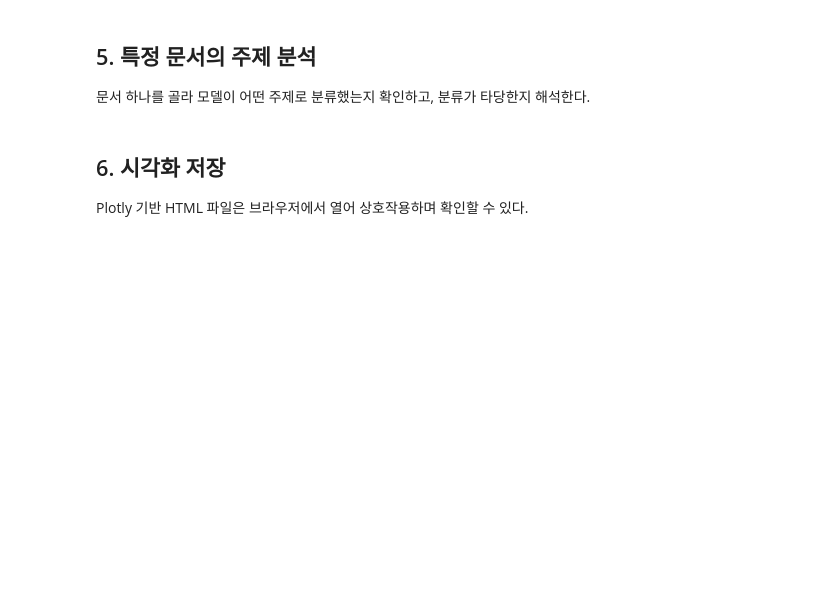
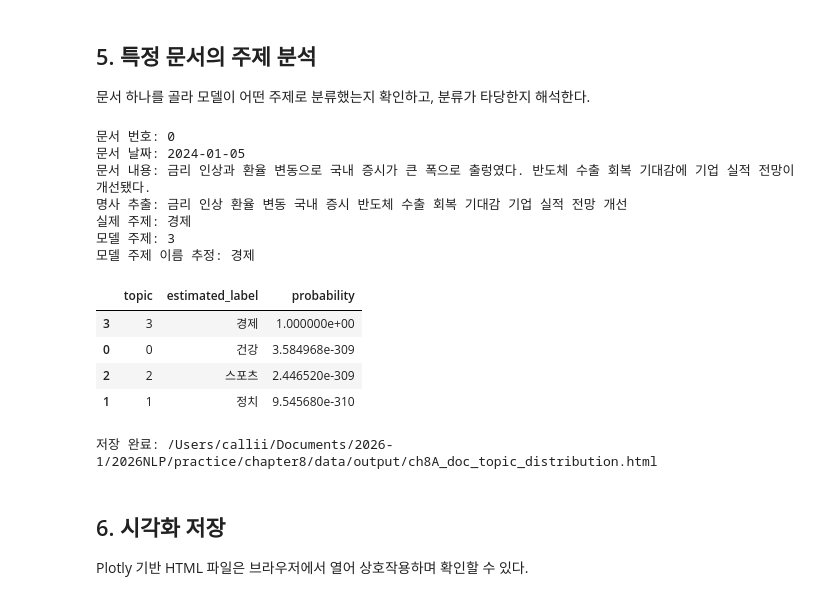
Before and after one commit to LeeSeogMin/2026NLP, a Jupyter notebook: practice/chapter8/8A-topic-modeling-assignment.ipynb, the cells around one changed output. Cells and saved outputs as stored; diff of their text form; code cells hidden in the pictures; blank space fills up the shorter version.

```diff
--- a/practice/chapter8/8A-topic-modeling-assignment.ipynb
+++ b/practice/chapter8/8A-topic-modeling-assignment.ipynb
@@ -240,24 +335,60 @@ for topic_id in sorted(t for t in df["topic"].unique() if t != -1):
 # %%
 doc_idx = 0
 doc_topic = int(df.loc[doc_idx, "topic"])
 doc_true_topic = df.loc[doc_idx, "true_topic"]
 doc_text = df.loc[doc_idx, "text"]
+doc_nouns = df.loc[doc_idx, "text_nouns"]
 
 print(f"문서 번호: {doc_idx}")
+print(f"문서 날짜: {df.loc[doc_idx, 'date'].date()}")
 print(f"문서 내용: {doc_text}")
+print(f"명사 추출: {doc_nouns}")
 print(f"실제 주제: {doc_true_topic}")
 print(f"모델 주제: {doc_topic}")
 print(f"모델 주제 이름 추정: {topic_label_guess.get(doc_topic, '노이즈')}")
 
+doc_distribution_df = pd.DataFrame()
 if probabilities is not None:
     probs = np.asarray(probabilities)
     if probs.ndim == 2 and doc_idx < len(probs):
-        top_prob_idx = probs[doc_idx].argsort()[::-1][:5]
-        print("\n상위 주제 확률:")
-        for rank, topic_pos in enumerate(top_prob_idx, start=1):
-            print(f"{rank}. topic_position={topic_pos}, probability={probs[doc_idx][topic_pos]:.3f}")
+        probability_values = probs[doc_idx]
+        probability_topics = valid_topic_ids[: len(probability_values)]
+        doc_distribution_df = pd.DataFrame({
+            "topic": probability_topics,
+            "estimated_label": [topic_label_guess.get(int(t), f"주제 {t}") for t in probability_topics],
+            "probability": probability_values,
+        }).sort_values("probability", ascending=False)
+        display(doc_distribution_df)
+
+        import plotly.express as px
+        fig = px.bar(
+            doc_distribution_df,
+            x="estimated_label",
+            y="probability",
+            text="probability",
+            title=f"문서 {doc_idx}의 주제 분포",
+        )
+        fig.update_traces(texttemplate="%{text:.3f}", textposition="outside")
+        fig.update_layout(xaxis_title="주제", yaxis_title="확률", yaxis_range=[0, 1.05])
+        output_path = OUTPUT_DIR / "ch8A_doc_topic_distribution.html"
+        fig.write_html(output_path)
+        print(f"저장 완료: {output_path}")
     elif probs.ndim == 1 and doc_idx < len(probs):
         print(f"\n배정 신뢰도: {probs[doc_idx]:.3f}")
+# %% [output]
+문서 번호: 0
+문서 날짜: 2024-01-05
+문서 내용: 금리 인상과 환율 변동으로 국내 증시가 큰 폭으로 출렁였다. 반도체 수출 회복 기대감에 기업 실적 전망이 개선됐다.
+명사 추출: 금리 인상 환율 변동 국내 증시 반도체 수출 회복 기대감 기업 실적 전망 개선
+실제 주제: 경제
+모델 주제: 3
+모델 주제 이름 추정: 경제
+|  | topic | estimated_label | probability |
+| 3 | 3 | 경제 | 1.000000e+00 |
+| 0 | 0 | 건강 | 3.584968e-309 |
+| 2 | 2 | 스포츠 | 2.446520e-309 |
+| 1 | 1 | 정치 | 9.545680e-310 |
+저장 완료: /Users/callii/Documents/2026-1/2026NLP/practice/chapter8/data/output/ch8A_doc_topic_distribution.html
 # %% [markdown]
 ## 6. 시각화 저장
 
```
Also changed, not shown: parts of 29 cells of this notebook, 37 other files.
